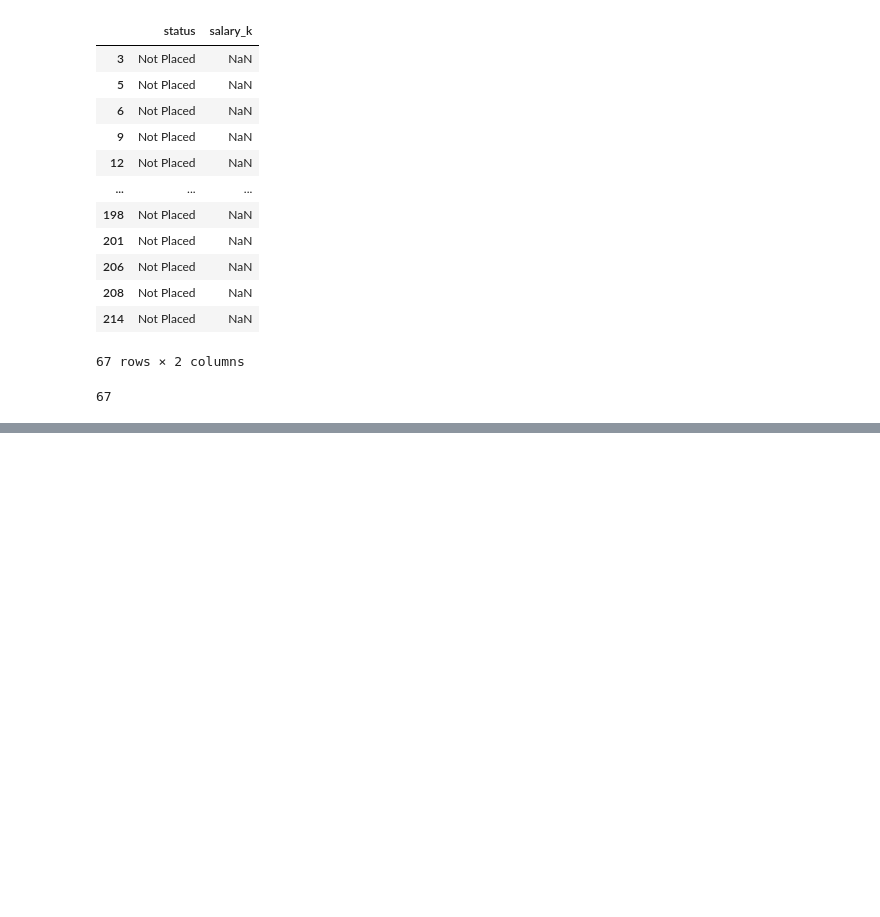
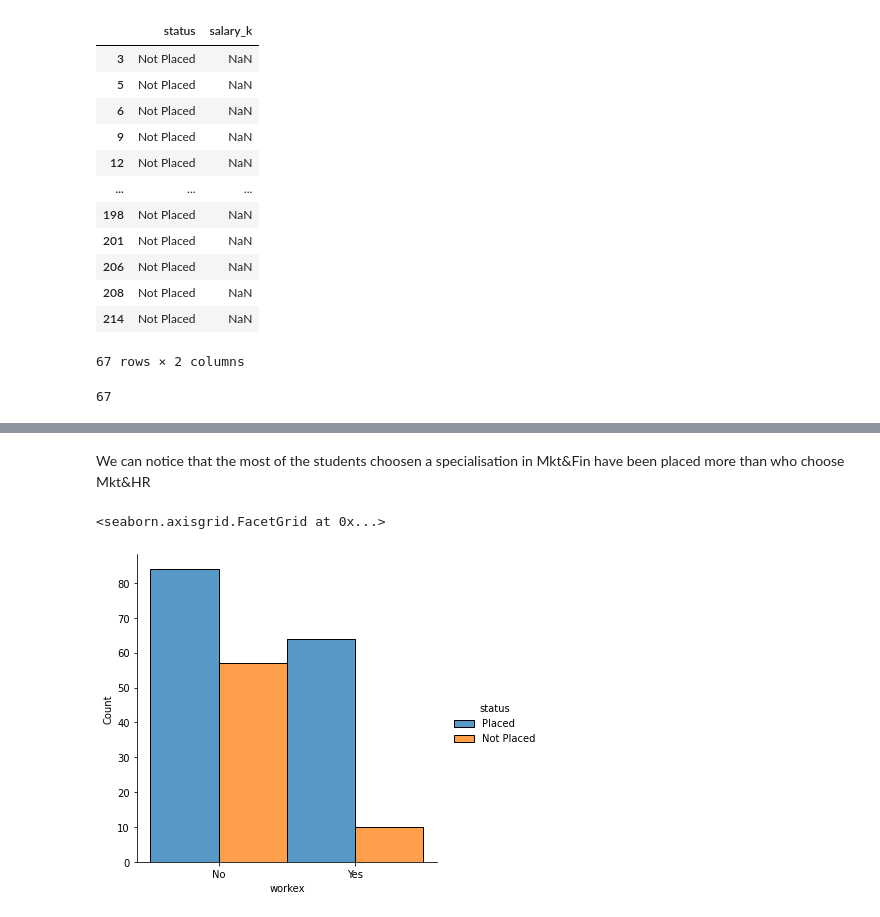
Before and after one commit to admcesareniccolo/campus-recruitment-analysis, a Jupyter notebook: NCesare_Case Study.ipynb, the cells around one changed output, grey strips where cells are left out. Drawn from its saved outputs; the diff is of its cells as text; code cells hidden in the pictures; blank space fills up the shorter version.

```diff
--- a/NCesare_Case Study.ipynb
+++ b/NCesare_Case Study.ipynb
@@ -129,0 +178,7 @@ data.loc[data["status"]=="Not Placed", "status"].count()
+# %% [markdown]
+We can notice that the most of the students choosen a specialisation in Mkt&Fin have been placed more than who choose Mkt&HR
+# %%
+sns.displot(data, x="workex", hue= "status", multiple="dodge")
+# %% [output]
+<seaborn.axisgrid.FacetGrid at 0x...>
+[figure, added]
```
Also changed, not shown: parts of 20 cells of this notebook.
